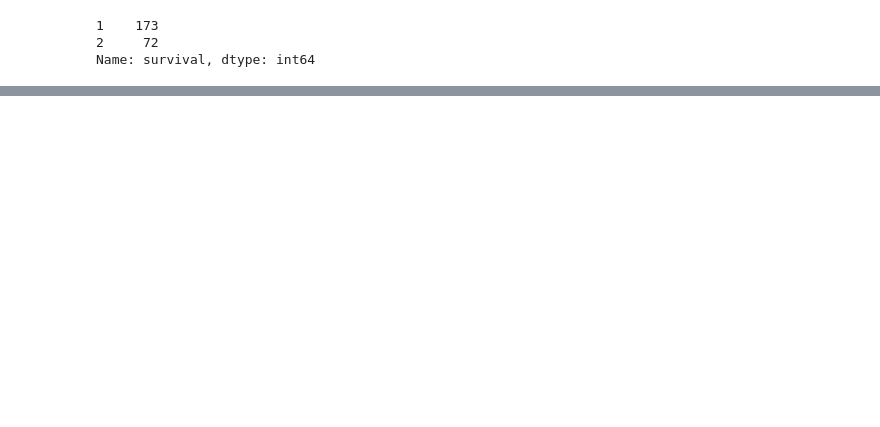
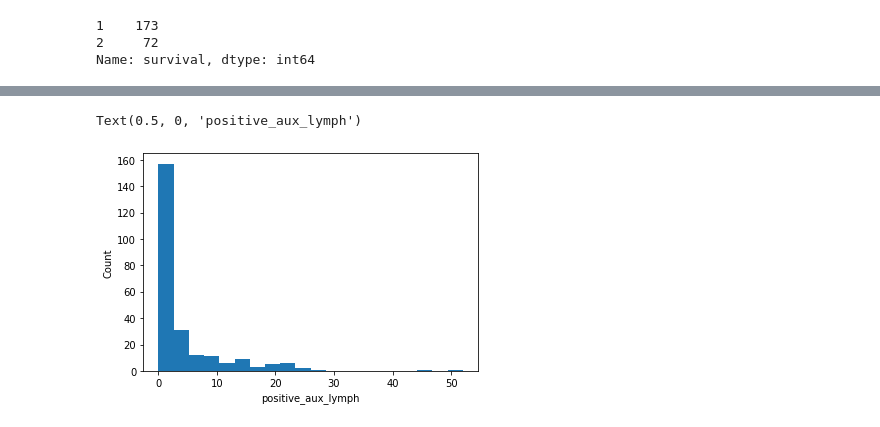
Before and after one commit to vaidhyesh1/Machine-Learning-HW, a Jupyter notebook: HW1.ipynb, the cells around one changed output, grey strips where cells are left out. Cells and saved outputs as stored; diff of their text form; code cells hidden in the pictures; blank space fills up the shorter version.

```diff
--- a/HW1.ipynb
+++ b/HW1.ipynb
@@ -25,0 +37,7 @@ Name: survival, dtype: int64
+# %%
+plt.hist(df_train['positive_aux_lymph'].to_list(),bins = 20)
+plt.ylabel('Count')
+plt.xlabel('positive_aux_lymph')
+# %% [output]
+Text(0.5, 0, 'positive_aux_lymph')
+[figure, added]
```
Also changed, not shown: parts of 6 cells of this notebook.
